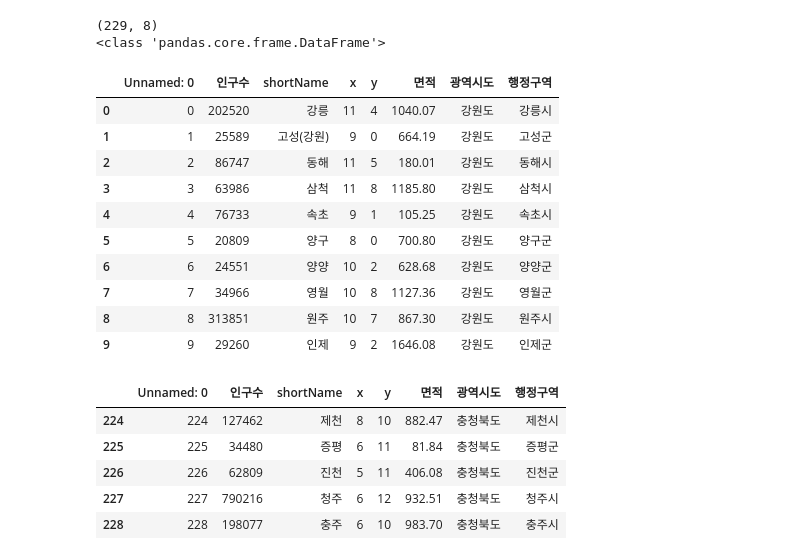
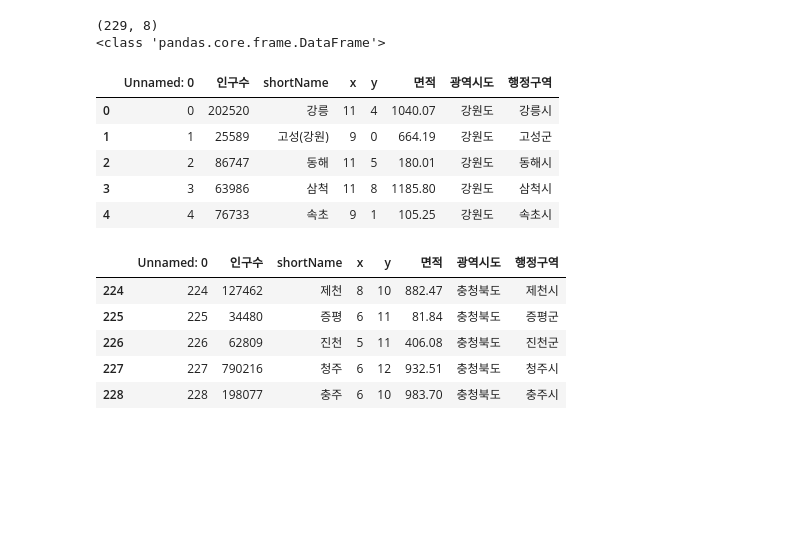
Before and after one commit to kimini02/Python_Webscraping_Analysis, a Jupyter notebook: 03.행정구역정보_분석과시각화.ipynb, the cells around one changed output. Cells and saved outputs as stored; diff of their text form; code cells hidden in the pictures; blank space fills up the shorter version.

```diff
--- a/03.행정구역정보_분석과시각화.ipynb
+++ b/03.행정구역정보_분석과시각화.ipynb
@@ -23,18 +23,13 @@ print(type(data))
 <class 'pandas.core.frame.DataFrame'>
 # %%
 # head() 함수
-data.head(10)
+data.head()
 # %% [output]
 |  | Unnamed: 0 | 인구수 | shortName | x | y | 면적 | 광역시도 | 행정구역 |
 | 0 | 0 | 202520 | 강릉 | 11 | 4 | 1040.07 | 강원도 | 강릉시 |
 | 1 | 1 | 25589 | 고성(강원) | 9 | 0 | 664.19 | 강원도 | 고성군 |
 | 2 | 2 | 86747 | 동해 | 11 | 5 | 180.01 | 강원도 | 동해시 |
 | 3 | 3 | 63986 | 삼척 | 11 | 8 | 1185.80 | 강원도 | 삼척시 |
 | 4 | 4 | 76733 | 속초 | 9 | 1 | 105.25 | 강원도 | 속초시 |
-| 5 | 5 | 20809 | 양구 | 8 | 0 | 700.80 | 강원도 | 양구군 |
-| 6 | 6 | 24551 | 양양 | 10 | 2 | 628.68 | 강원도 | 양양군 |
-| 7 | 7 | 34966 | 영월 | 10 | 8 | 1127.36 | 강원도 | 영월군 |
-| 8 | 8 | 313851 | 원주 | 10 | 7 | 867.30 | 강원도 | 원주시 |
-| 9 | 9 | 29260 | 인제 | 9 | 2 | 1646.08 | 강원도 | 인제군 |
 # %%
 # tail() 함수
```
Also changed, not shown: parts of 33 cells of this notebook, 4 other files.
